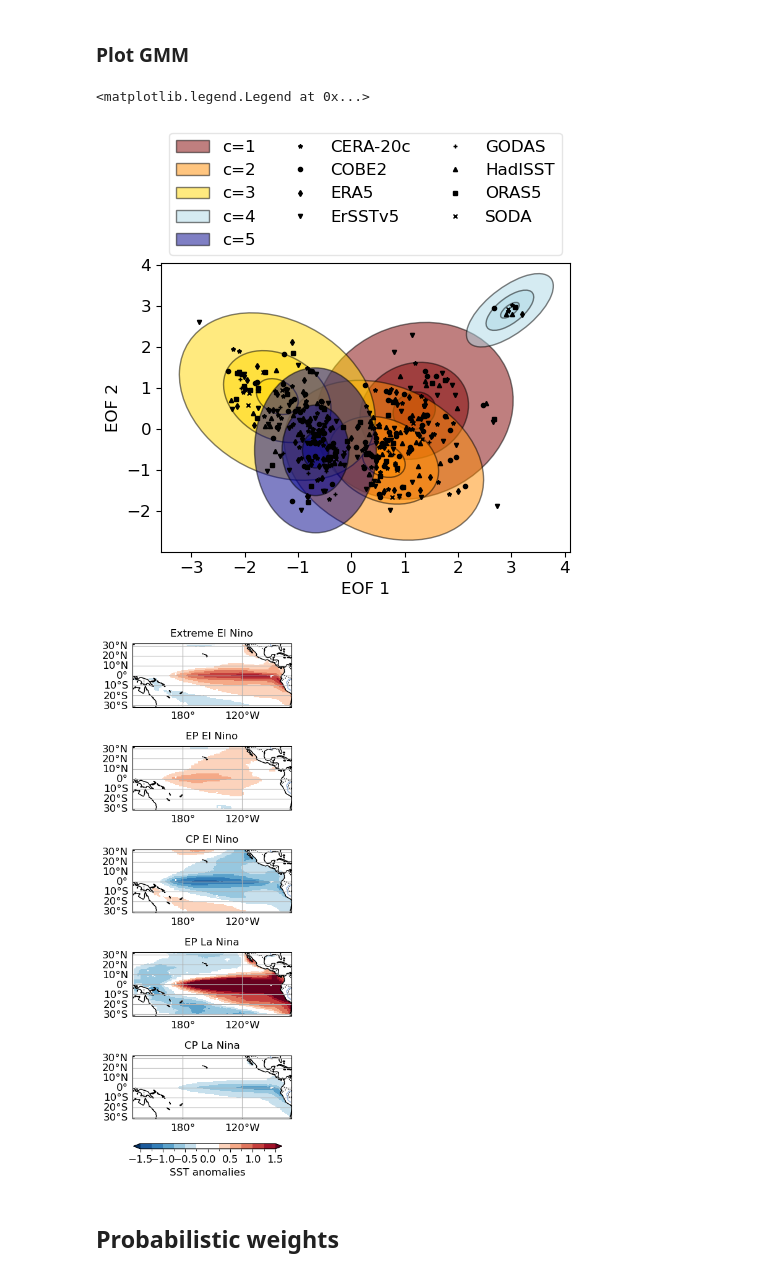
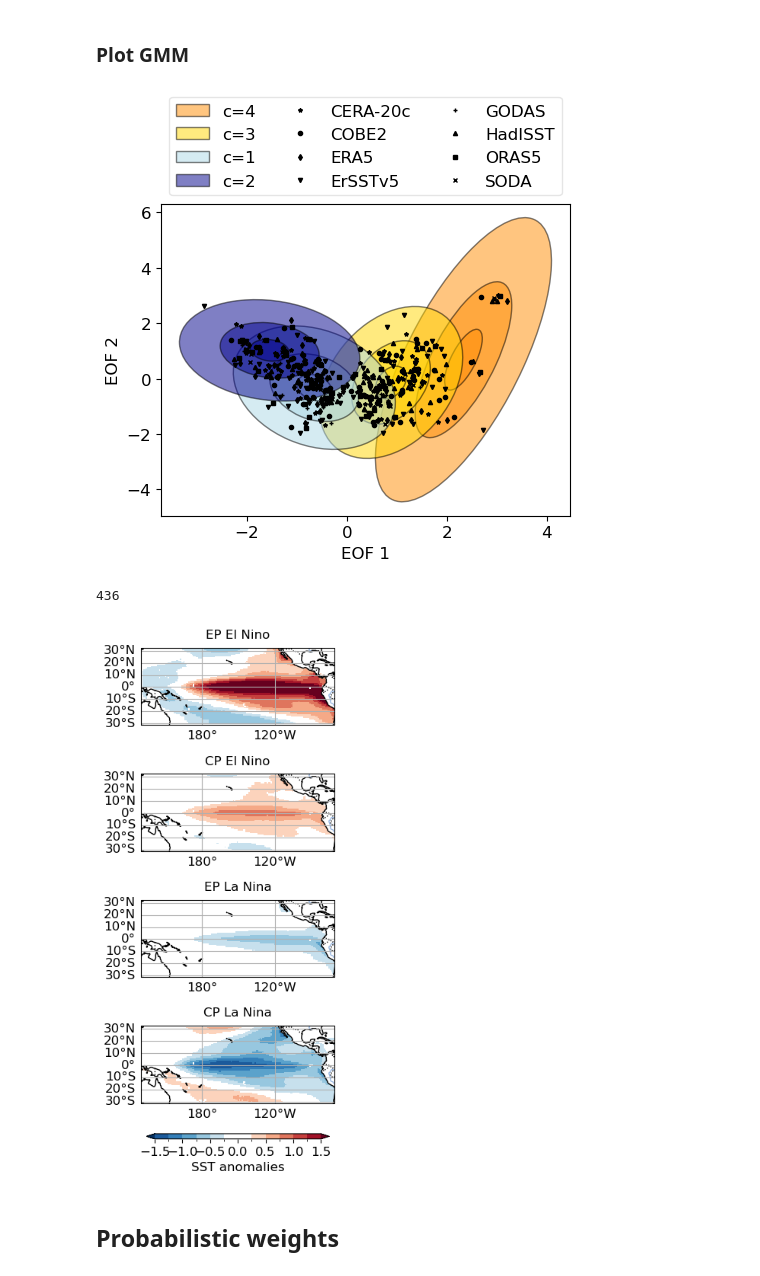
Before and after one commit to jakob-schloer/LatentGMM, a Jupyter notebook: scripts/pcgmm.ipynb, the cells around one changed output. Drawn from its saved outputs; the diff is of its cells as text; code cells hidden in the pictures.

```diff
--- a/scripts/pcgmm.ipynb
+++ b/scripts/pcgmm.ipynb
@@ -147,11 +147,11 @@ ax = sns.boxplot(data=result, x='k', y='bic', ax=ax)
 ### Plot GMM
 # %%
 # Train GMM
-n_cluster=5
-n_rand = 0 # np.random.randint(0, 1000)
+n_cluster=4
+n_rand = 436 # np.random.randint(0, 1000)
 gmm_pca = mixture.GaussianMixture(n_components=n_cluster,
                       covariance_type='full', max_iter=100,
-                      random_state=n_rand)
+                      random_state=n_rand, n_init=10, init_params='random_from_data')
 gmm_pca.fit(z_enso.data)
 
 # Plotting
@@ -171,39 +171,45 @@ fig, ax = plt.subplots(figsize=(5,5))
 # Plot gmm means
 gmm_order = np.arange(gmm_pca.means_.shape[0])
 # gmm_order = np.array([4, 5, 1, 3, 2]) -1 # all sst
-gmclrs = ['maroon', 'darkorange', 'gold', 'lightblue', 'darkblue', 'black']
+gmm_order = np.array([4, 3, 1, 2]) -1 # all sst
+gmclrs = ['darkorange', 'gold', 'lightblue', 'darkblue', 'black']
 for i, k in enumerate(gmm_order):
     mean = gmm_pca.means_[k, :]
     if gmm_pca.covariance_type == "full":
         Sigma = gmm_pca.covariances_[k, :]
     elif gmm_pca.covariance_type == "diag":
         Sigma = np.diag(gmm_pca.covariances_[k, :])
 
     gmkwargs= dict(fill=False)
     if gmclrs is not None:
         gmkwargs['ec'] = 'k' #gmclrs[i]
         gmkwargs['fc'] = gmclrs[i]
         gmkwargs['fill'] = True
         gmkwargs['alpha'] = 0.5
 
     for p in [0.9, 0.5, 0.1]:
         if p==0.1:
             gmkwargs['label'] = f"c={k+1}"
         gpl.plot_2dgaussian(mean, Sigma,
                              ax=ax, p=p, **gmkwargs)
 
 ax.set_xlabel("EOF 1")
 ax.set_ylabel("EOF 2")
 
 for i, member in enumerate(np.unique(ds['member'].data)):
     idx = np.where(x_events['member'].data == member)[0]
     ax.plot(z_events.isel(eof=0)[idx], z_events.isel(eof=1)[idx], color='k', label=member,
             **plparam[member])
 
 ax.legend(bbox_to_anchor=(0., 1.0, 1., 0.1), loc="lower left", ncol=3, mode='expand')
+
+#plt.savefig(f"../output/plots/pcgmm_representation_k{n_cluster}.png", dpi=300, bbox_inches='tight')
 # %% [output]
-<matplotlib.legend.Legend at 0x...>
-[figure, old version]
+[figure, new version]
+# %%
+n_rand # 436, 593
+# %% [output]
+436
 # %%
 # Plot mean of Gaussian mixtures
 plparam = {'ssta': dict(vmin=-1.5, vmax=1.5, step=0.25, cmap='RdBu_r', centercolor="#ffffff"),
@@ -235,8 +241,10 @@ cbar_ax = fig.add_axes([0.2, -.01, 0.6, 0.01])
 cbar = plt.colorbar(im['im'], orientation='horizontal', shrink=0.7,
                     cax=cbar_ax, extend='both')
 cbar.set_label(f"SST anomalies", size=12)
+
+#plt.savefig(f"../output/plots/pcgmm_means_k{n_cluster}.png", dpi=300, bbox_inches='tight')
 # %% [output]
-[figure, old version]
+[figure, new version]
 # %%
 # Save means
 if False:
```
Also changed, not shown: parts of 2 cells of this notebook, 4 other files.
